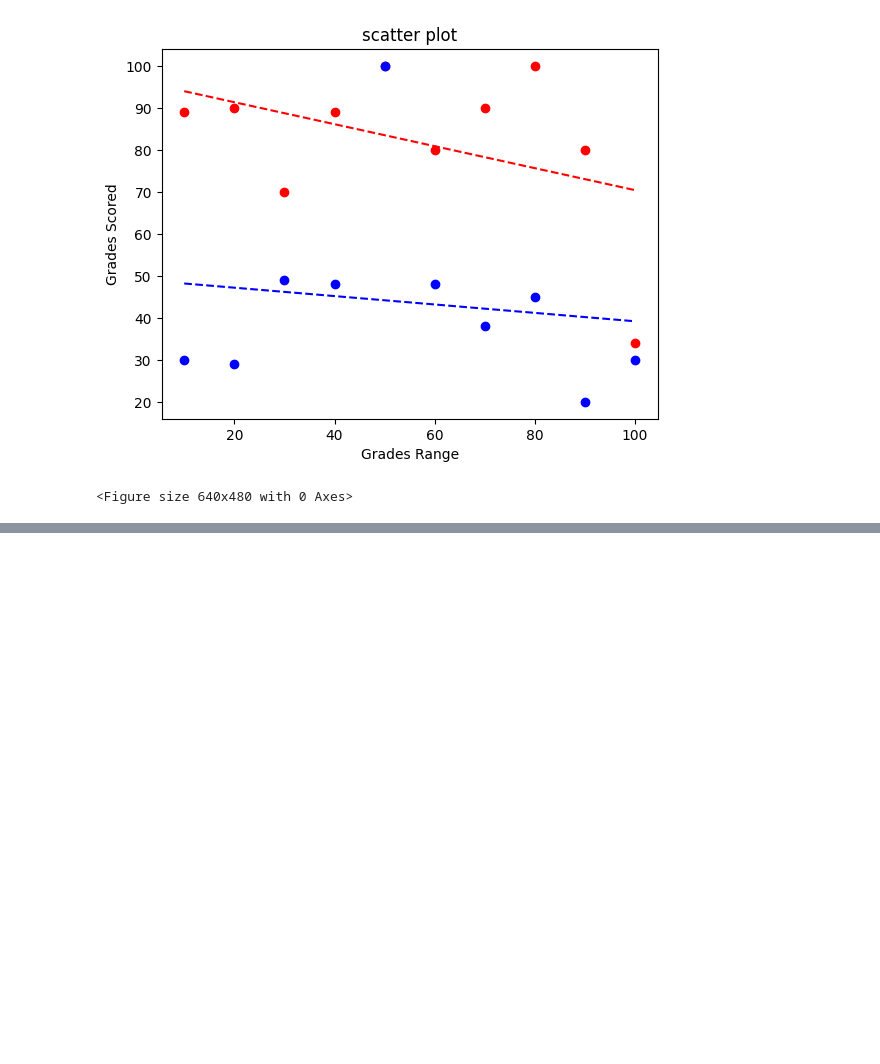
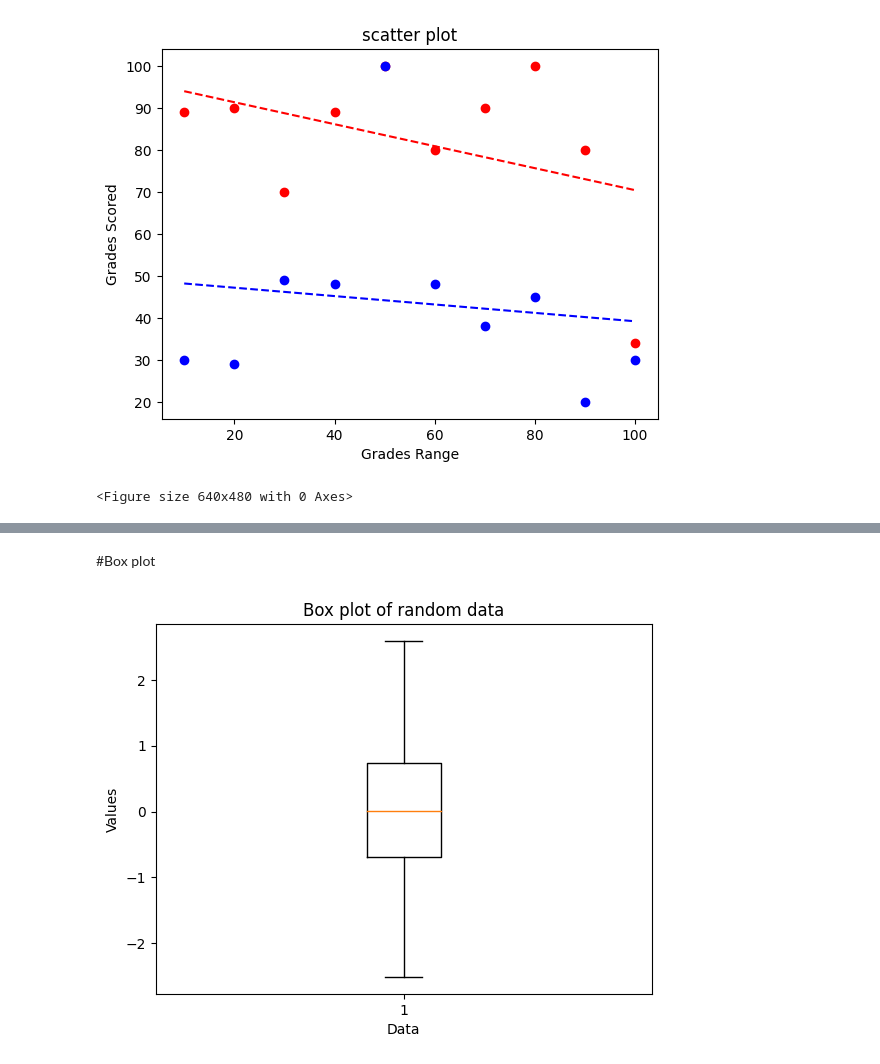
Before and after one commit to LangatMark/DataScience, a Jupyter notebook: trial/data visualization with Matplotlib, seaborn.ipynb, the cells around one changed output, grey strips where cells are left out. Cells and saved outputs as stored; diff of their text form; code cells hidden in the pictures; blank space fills up the shorter version.

```diff
--- a/trial/data visualization with Matplotlib, seaborn.ipynb
+++ b/trial/data visualization with Matplotlib, seaborn.ipynb
@@ -401,0 +425,17 @@ plt.savefig('Scatter plot 2')
+# %% [markdown]
+#Box plot
+# %%
+#generate an array of 100 normally distributed random numbers with mean 0 and standard deviation 1
+data=np.random.normal(size=100)
+
+#plot the box plot
+fig,ax=plt.subplots()
+ax.boxplot(data)
+
+#add labels and title
+ax.set_xlabel('Data')
+ax.set_ylabel('Values')
+ax.set_title('Box plot of random data')
+plt.show()
+# %% [output]
+[figure, added]
```
Also changed, not shown: parts of 38 cells of this notebook, 1 other file.
